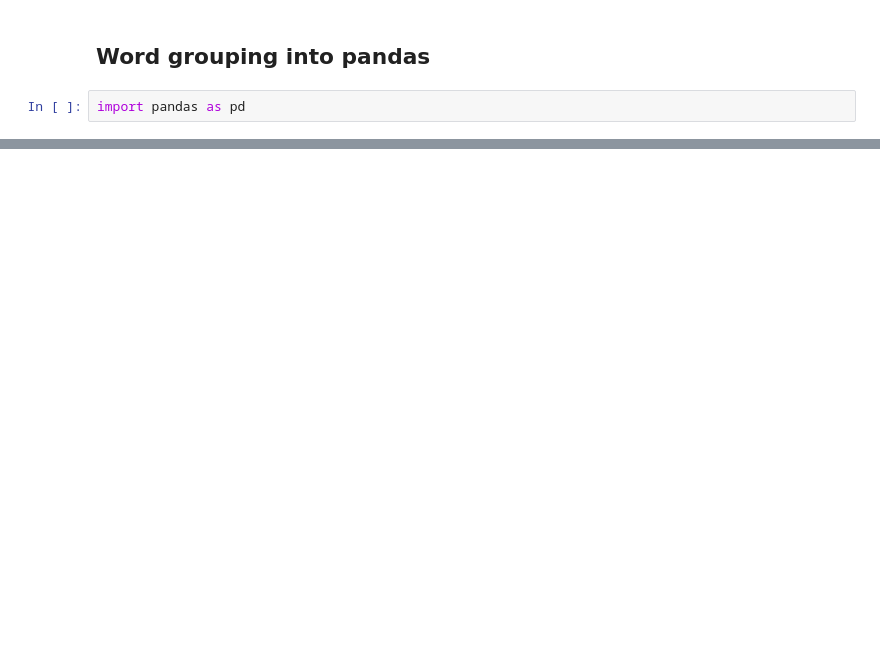
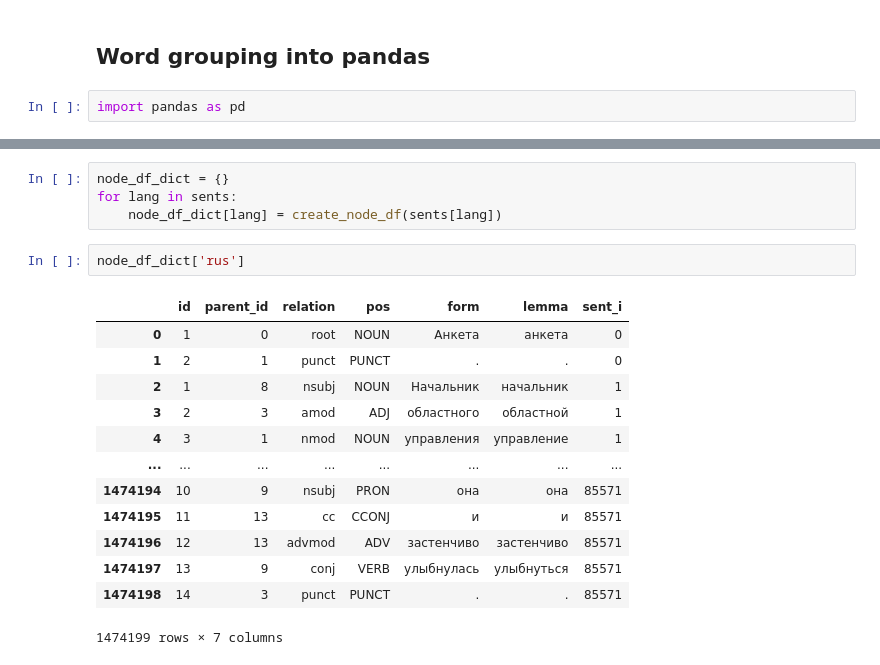
Before and after one commit to Derinhelm/treebank_statistics, a Jupyter notebook: treebank_stat.ipynb, the cells around one changed output, grey strips where cells are left out. Cells and saved outputs as stored; diff of their text form; blank space fills up the shorter version.

```diff
--- a/treebank_stat.ipynb
+++ b/treebank_stat.ipynb
@@ -617,0 +237,20 @@ ax.axis("equal")
+# %%
+node_df_dict = {}
+for lang in sents:
+    node_df_dict[lang] = create_node_df(sents[lang])
+# %%
+node_df_dict['rus']
+# %% [output]
+|  | id | parent_id | relation | pos | form | lemma | sent_i |
+| 0 | 1 | 0 | root | NOUN | Анкета | анкета | 0 |
+| 1 | 2 | 1 | punct | PUNCT | . | . | 0 |
+| 2 | 1 | 8 | nsubj | NOUN | Начальник | начальник | 1 |
+| 3 | 2 | 3 | amod | ADJ | областного | областной | 1 |
+| 4 | 3 | 1 | nmod | NOUN | управления | управление | 1 |
+| ... | ... | ... | ... | ... | ... | ... | ... |
+| 1474194 | 10 | 9 | nsubj | PRON | она | она | 85571 |
+| 1474195 | 11 | 13 | cc | CCONJ | и | и | 85571 |
+| 1474196 | 12 | 13 | advmod | ADV | застенчиво | застенчиво | 85571 |
+| 1474197 | 13 | 9 | conj | VERB | улыбнулась | улыбнуться | 85571 |
+| 1474198 | 14 | 3 | punct | PUNCT | . | . | 85571 |
+1474199 rows × 7 columns
```
Also changed, not shown: parts of 104 cells of this notebook.
